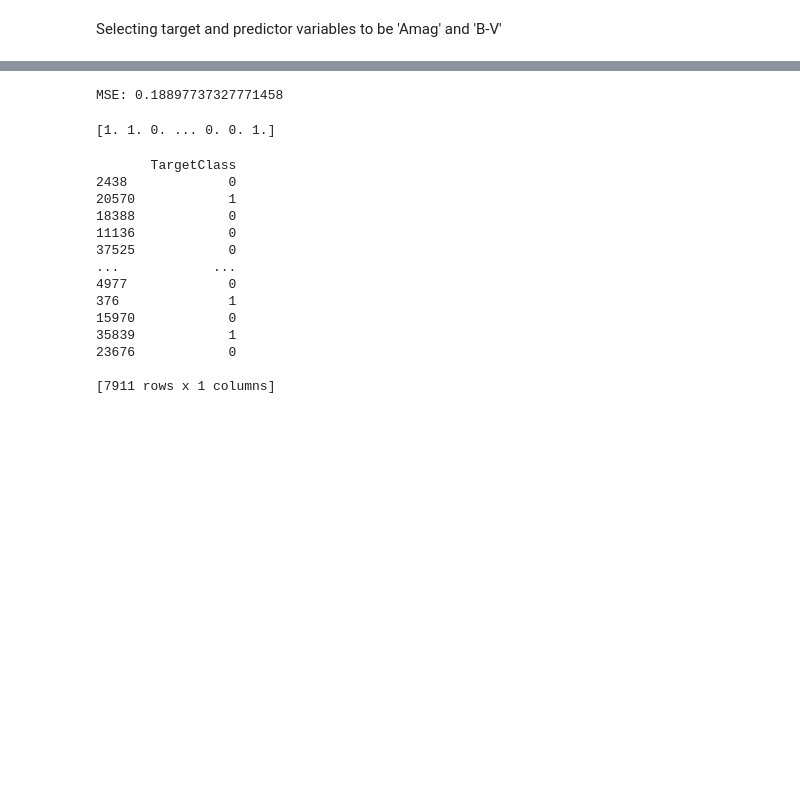
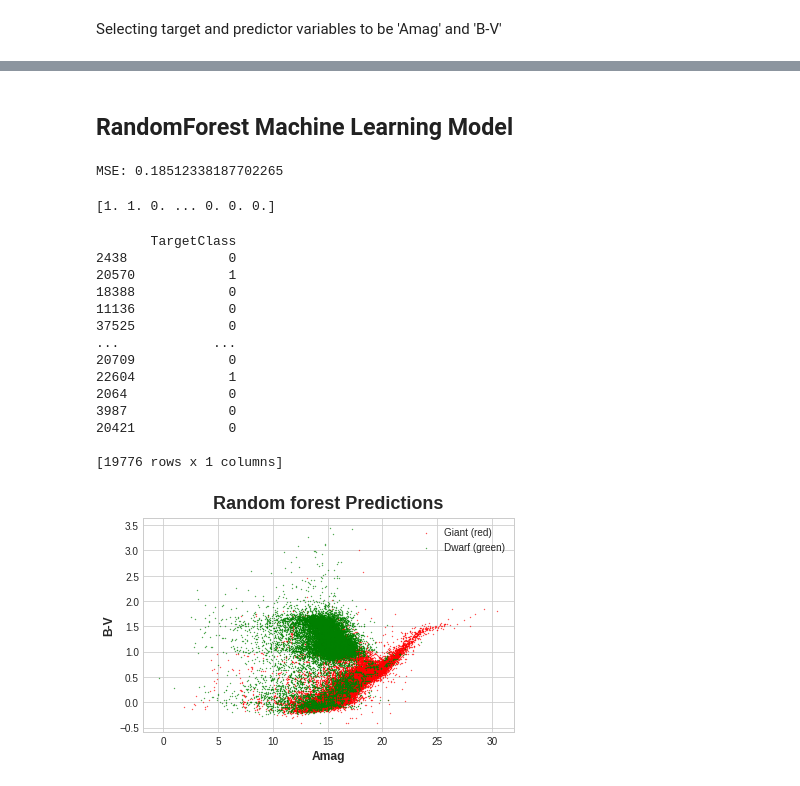
Before and after one commit to BrynGhiffar/statistics-final-project, a Jupyter notebook: explore/ml.ipynb, the cells around one changed output, grey strips where cells are left out. Drawn from its saved outputs; the diff is of its cells as text; code cells hidden in the pictures; blank space fills up the shorter version.

```diff
--- a/explore/ml.ipynb
+++ b/explore/ml.ipynb
@@ -3,7 +5,15 @@
 # %%
 import pandas as pd
+import matplotlib.pyplot as plt
+
+plt.style.use('seaborn-whitegrid')
+# Set matplotlib defaults
+plt.rc('figure', autolayout=True)
+plt.rc('axes', labelweight='bold', labelsize='large',
+        titleweight='bold',titlesize=18,titlepad=10)
+
 # Imports
-source = lambda x : f'../star-categorization-giants-and-dwarfs/{x}'
+source = lambda x : f'../../star_dataset/{x}'
 
 X_full = pd.read_csv(source('Star39552_balanced.csv'))
 X_full.head()
@@ -24,9 +34,10 @@ y_cols = ['TargetClass']
 
 # print(list(set(X_full.columns) - set(X_cols + y_cols)))
 
-X_full.dropna(axis=0, subset=['TargetClass'], inplace=True)
-y = X_full[y_cols]
+X_full.dropna(axis=0, subset=['TargetClass'], inplace=True) # drop missing values
 X_full.drop(list(set(X_full.columns) - set(X_cols)), axis=1, inplace=True)
+# samples = [X_full.sample(n=1000, random_state=i) for i in range(10)]
+y_full = X_full[y_cols]
 
-X_train_full, X_valid_full, y_train, y_full = train_test_split(X_full, y, train_size=0.8, test_size=0.2, random_state = 100)
+X_train, X_valid, y_train, y_valid = train_test_split(X_full, y_full, train_size=0.5, test_size=0.5, random_state = 100)
 # %%
@@ -52,19 +63,21 @@ print(X_valid_full.shape)
+# %% [markdown]
+## RandomForest Machine Learning Model
 # %%
 from sklearn.ensemble import RandomForestRegressor
 from sklearn.metrics import mean_squared_error
 
-model = RandomForestRegressor(n_estimators=1, random_state=0)
-model.fit(X_train_full, y_train)
-y_pred = model.predict(X_valid_full)
-print(f"MSE: {mean_squared_error(y_pred, y_full)}")
+rf_model = RandomForestRegressor(n_estimators=1, random_state=0)
+rf_model.fit(X_train, y_train)
+y_pred = rf_model.predict(X_valid)
+print(f"MSE: {mean_squared_error(y_pred, y_valid)}")
 # %% [output]
-MSE: 0.18897737327771458
+MSE: 0.18512338187702265
 # %%
 print(y_pred)
 # %% [output]
-[1. 1. 0. ... 0. 0. 1.]
+[1. 1. 0. ... 0. 0. 0.]
 # %%
-print(y_full)
+print(y_valid)
 # %% [output]
        TargetClass
 2438             0
@@ -73,12 +86,34 @@ print(y_full)
 11136            0
 37525            0
 ...            ...
-4977             0
-376              1
-15970            0
-35839            1
-23676            0
+20709            0
+22604            1
+2064             0
+3987             0
+20421            0
 
-[7911 rows x 1 columns]
+[19776 rows x 1 columns]
+# %%
+target = 'TargetClass'
+x_var = 'Amag'
+y_var = 'B-V'
+
+rf_pred = rf_model.predict(X_full)
+
+def create_plot(x_var, y_var, pred, title):
+    x_giant = X_full[pred == 1][x_var]
+    y_giant = X_full[pred == 1][y_var]
+    x_dwarf = X_full[pred == 0][x_var]
+    y_dwarf = X_full[pred == 0][y_var]
+    plt.scatter(x_giant, y_giant, s=0.1, color='red', label="Giant (red)")
+    plt.scatter(x_dwarf, y_dwarf, s=0.1, color='green', label="Dwarf (green)")
+    plt.legend()
+    plt.title(title)
+    plt.ylabel(y_var)
+    plt.xlabel(x_var)
+
+create_plot(x_var, y_var, rf_pred, "Random forest Predictions")
+# %% [output]
+[figure, added]
 # %%
 from sklearn.metrics import confusion_matrix
```
Also changed, not shown: parts of 20 cells of this notebook, 2 other files.
